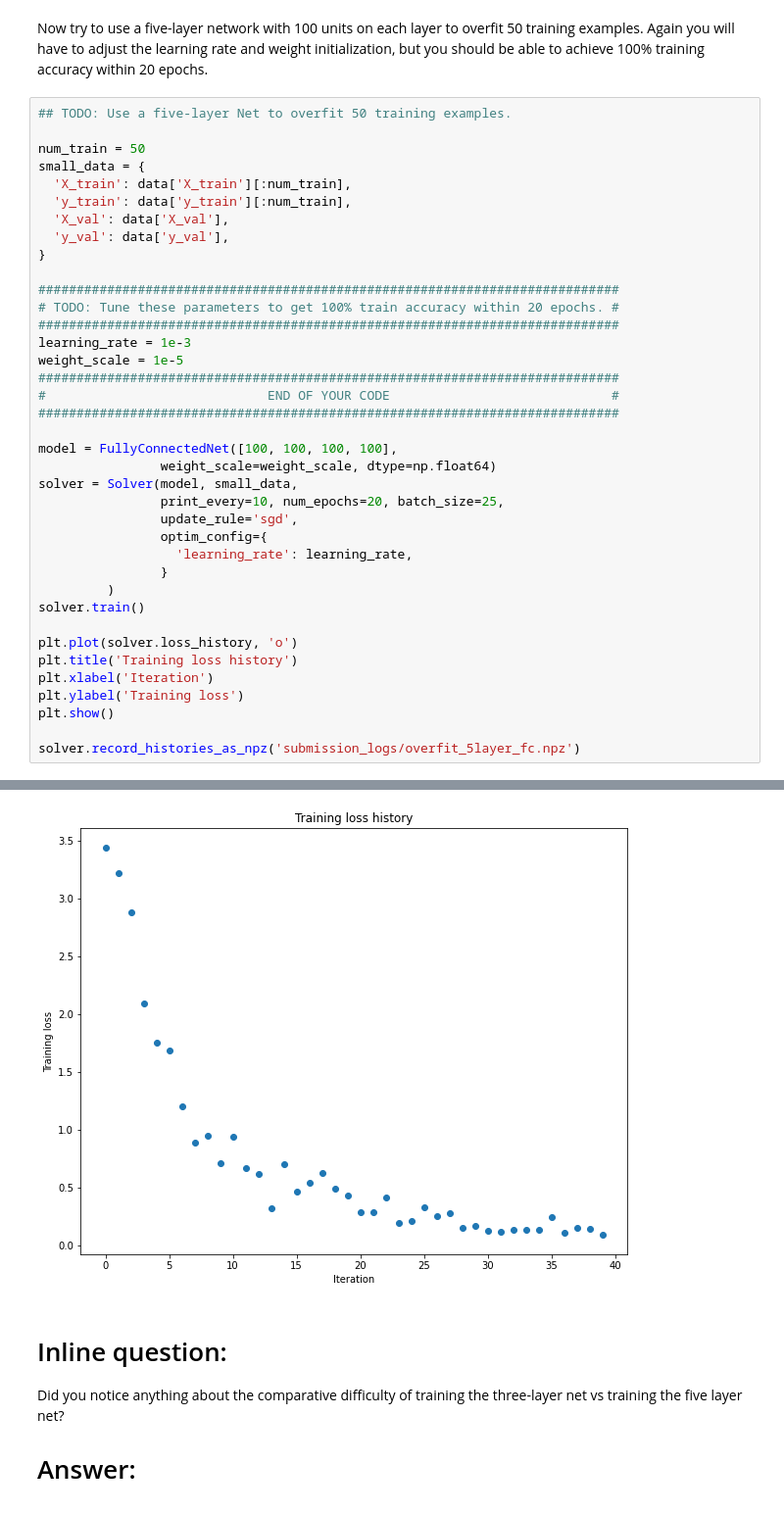
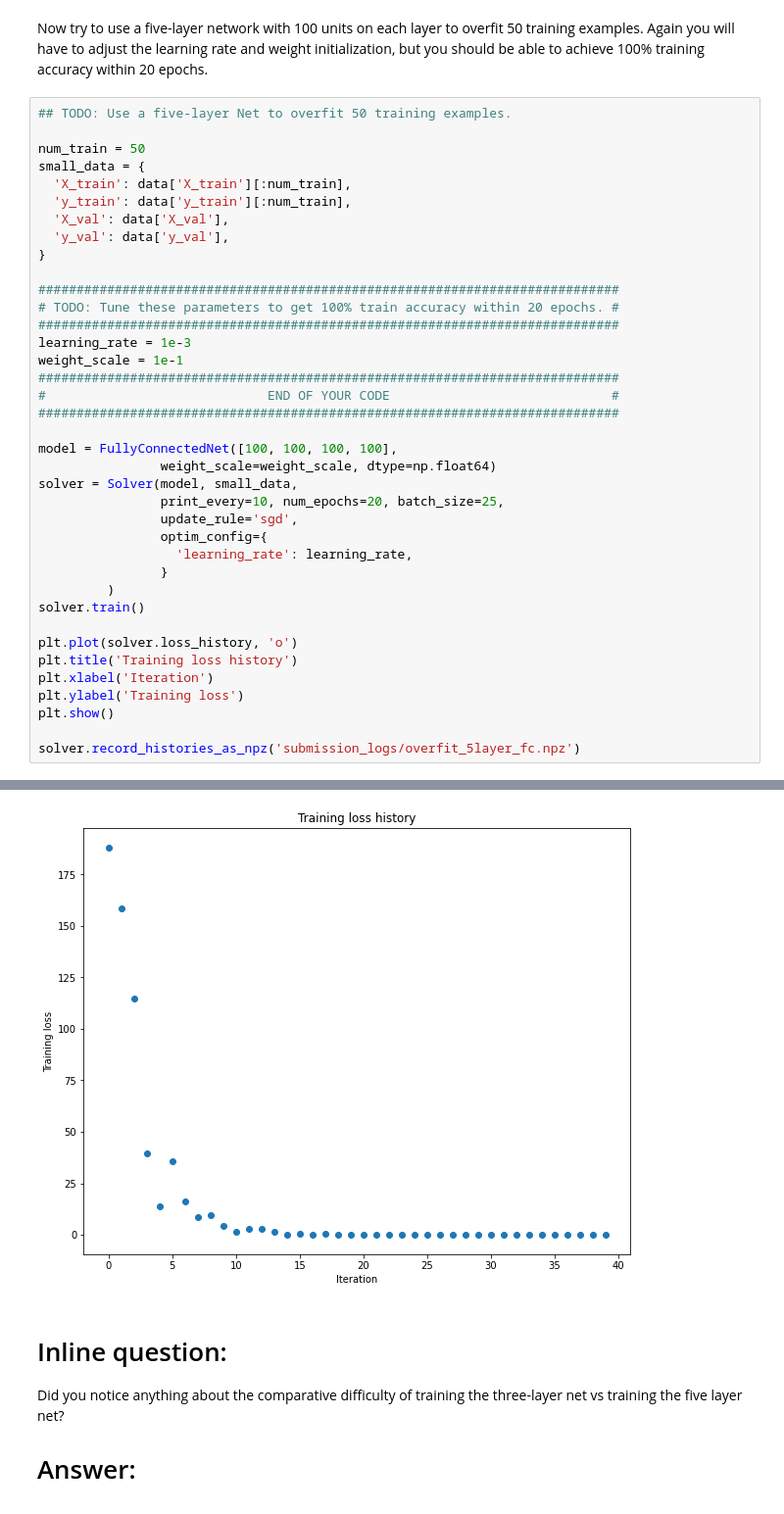
Before and after one commit to fazerlicourice7/cs182_hw1_student, a Jupyter notebook: FullyConnectedNets.ipynb, the cells around one changed output, grey strips where cells are left out. Shown at 98% size. Cells and saved outputs as stored; diff of their text form.

```diff
--- a/FullyConnectedNets.ipynb
+++ b/FullyConnectedNets.ipynb
@@ -488,7 +504,7 @@ small_data = {
 # TODO: Tune these parameters to get 100% train accuracy within 20 epochs. #
 ############################################################################
 learning_rate = 1e-3
-weight_scale = 1e-5
+weight_scale = 1e-1
 ############################################################################
 #                             END OF YOUR CODE                             #
 ############################################################################
@@ -532,4 +548,4 @@ solver.record_histories_as_npz('submission_logs/overfit_5layer_fc.npz')
-[figure, old version]
+[figure, new version]
 # %% [markdown]
 # Inline question:
 Did you notice anything about the comparative difficulty of training the three-layer net vs training the five layer net?
```
Also changed, not shown: parts of 16 cells of this notebook, 3 other files.
